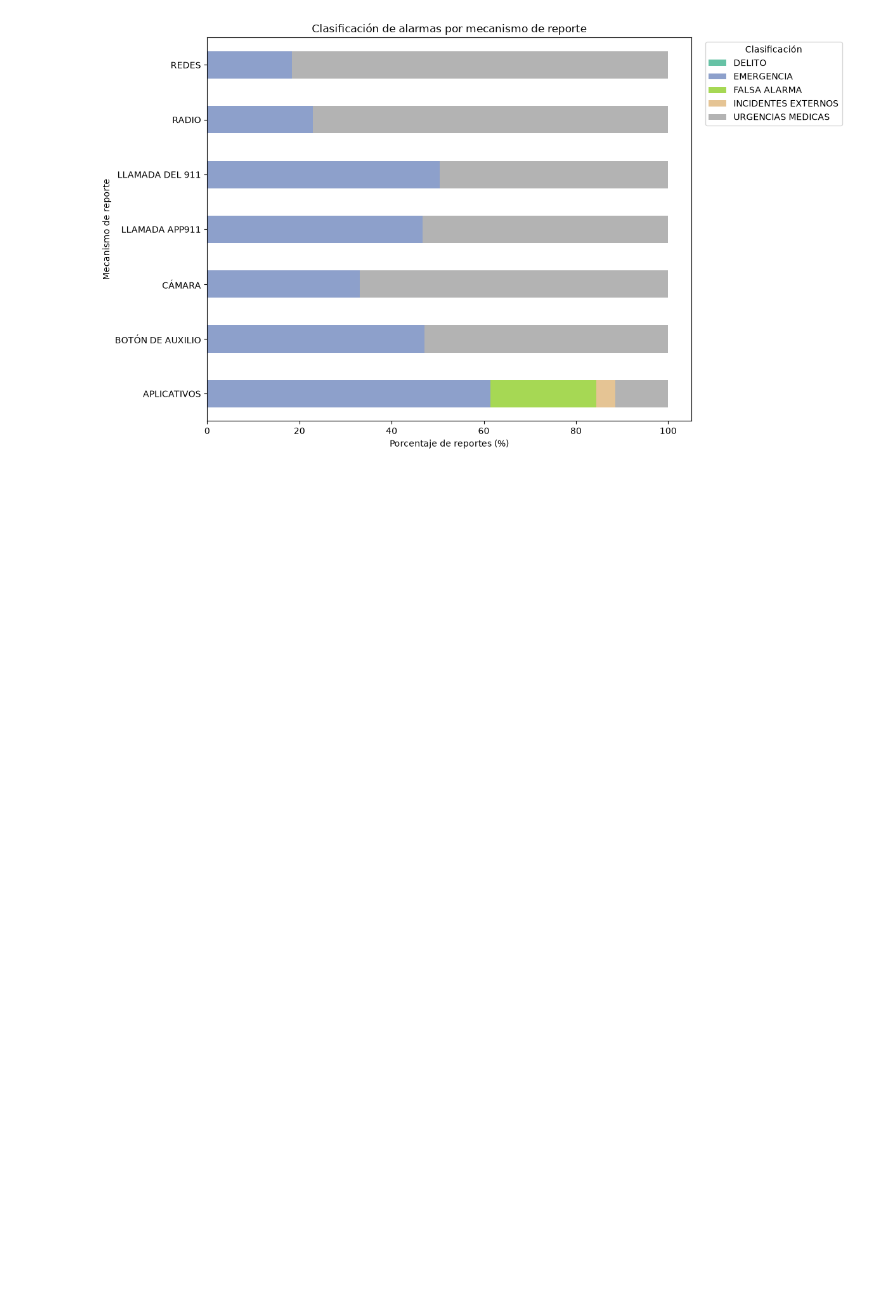
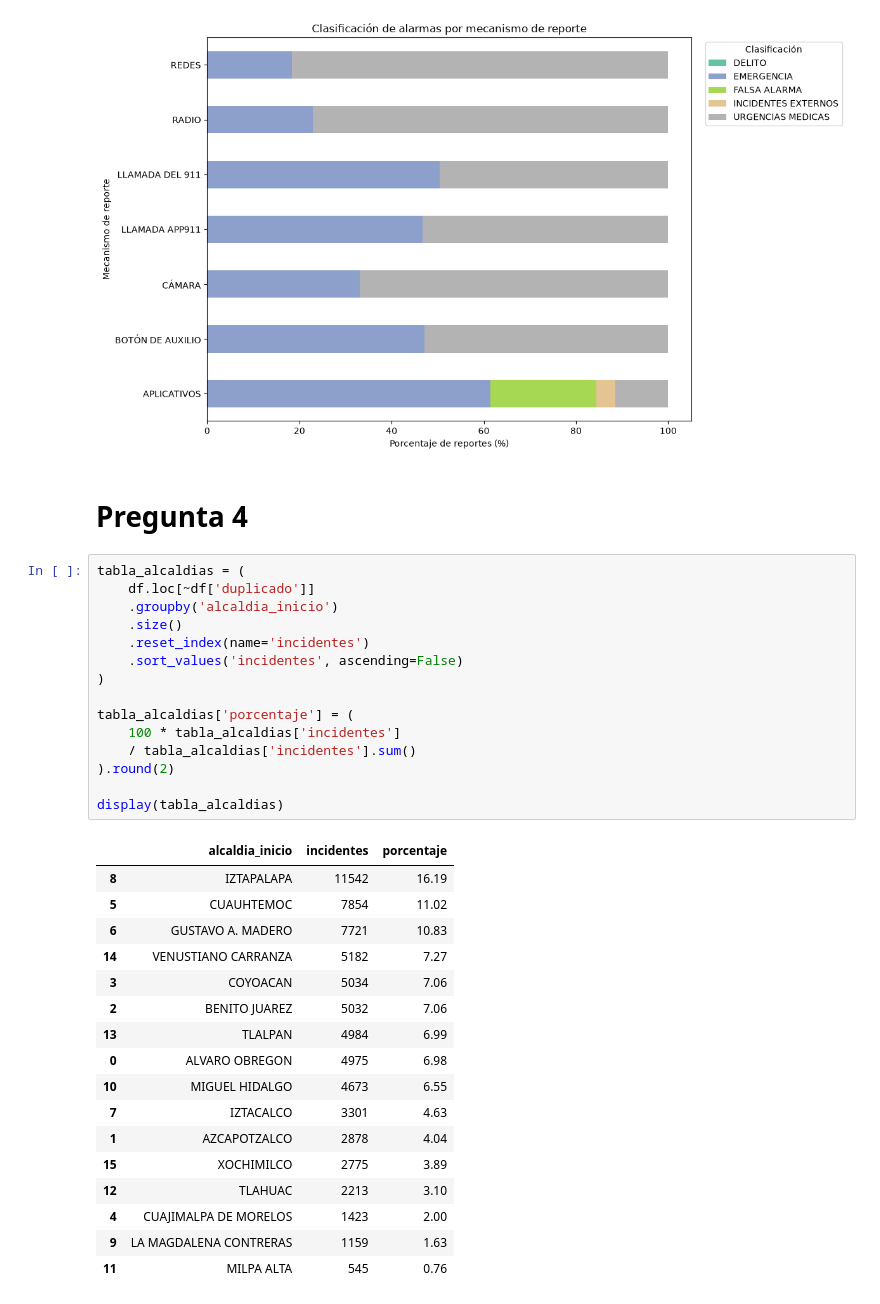
Before and after one commit to JafetR19/ds-project-team1-CGNR-JASR, a Jupyter notebook: notebooks/nb02_preguntas_visualizaciones.ipynb, the cells around one changed output. Saved outputs shown, nothing was run; the diff lists cells and outputs as text; blank space fills up the shorter version.

```diff
--- a/notebooks/nb02_preguntas_visualizaciones.ipynb
+++ b/notebooks/nb02_preguntas_visualizaciones.ipynb
@@ -275,3 +268,38 @@ plt.tight_layout()
 plt.show()
 # %% [output]
 [figure]
+# %% [markdown]
+# Pregunta 4
+# %%
+tabla_alcaldias = (
+    df.loc[~df['duplicado']]
+    .groupby('alcaldia_inicio')
+    .size()
+    .reset_index(name='incidentes')
+    .sort_values('incidentes', ascending=False)
+)
+
+tabla_alcaldias['porcentaje'] = (
+    100 * tabla_alcaldias['incidentes']
+    / tabla_alcaldias['incidentes'].sum()
+).round(2)
+
+display(tabla_alcaldias)
+# %% [output]
+|  | alcaldia_inicio | incidentes | porcentaje |
+| 8 | IZTAPALAPA | 11542 | 16.19 |
+| 5 | CUAUHTEMOC | 7854 | 11.02 |
+| 6 | GUSTAVO A. MADERO | 7721 | 10.83 |
+| 14 | VENUSTIANO CARRANZA | 5182 | 7.27 |
+| 3 | COYOACAN | 5034 | 7.06 |
+| 2 | BENITO JUAREZ | 5032 | 7.06 |
+| 13 | TLALPAN | 4984 | 6.99 |
+| 0 | ALVARO OBREGON | 4975 | 6.98 |
+| 10 | MIGUEL HIDALGO | 4673 | 6.55 |
+| 7 | IZTACALCO | 3301 | 4.63 |
+| 1 | AZCAPOTZALCO | 2878 | 4.04 |
+| 15 | XOCHIMILCO | 2775 | 3.89 |
+| 12 | TLAHUAC | 2213 | 3.10 |
+| 4 | CUAJIMALPA DE MORELOS | 1423 | 2.00 |
+| 9 | LA MAGDALENA CONTRERAS | 1159 | 1.63 |
+| 11 | MILPA ALTA | 545 | 0.76 |
```
Also changed, not shown: parts of 9 cells of this notebook.
